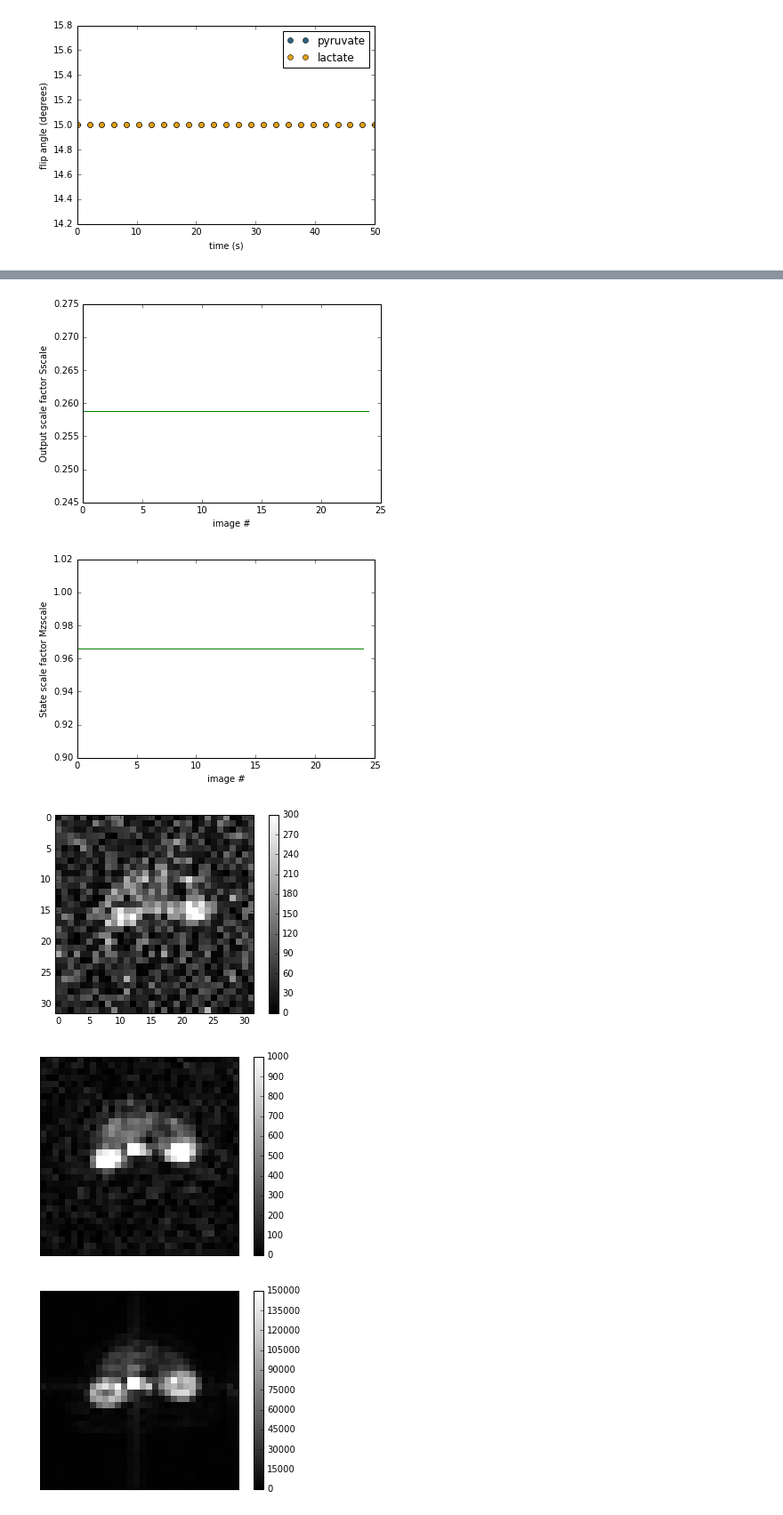
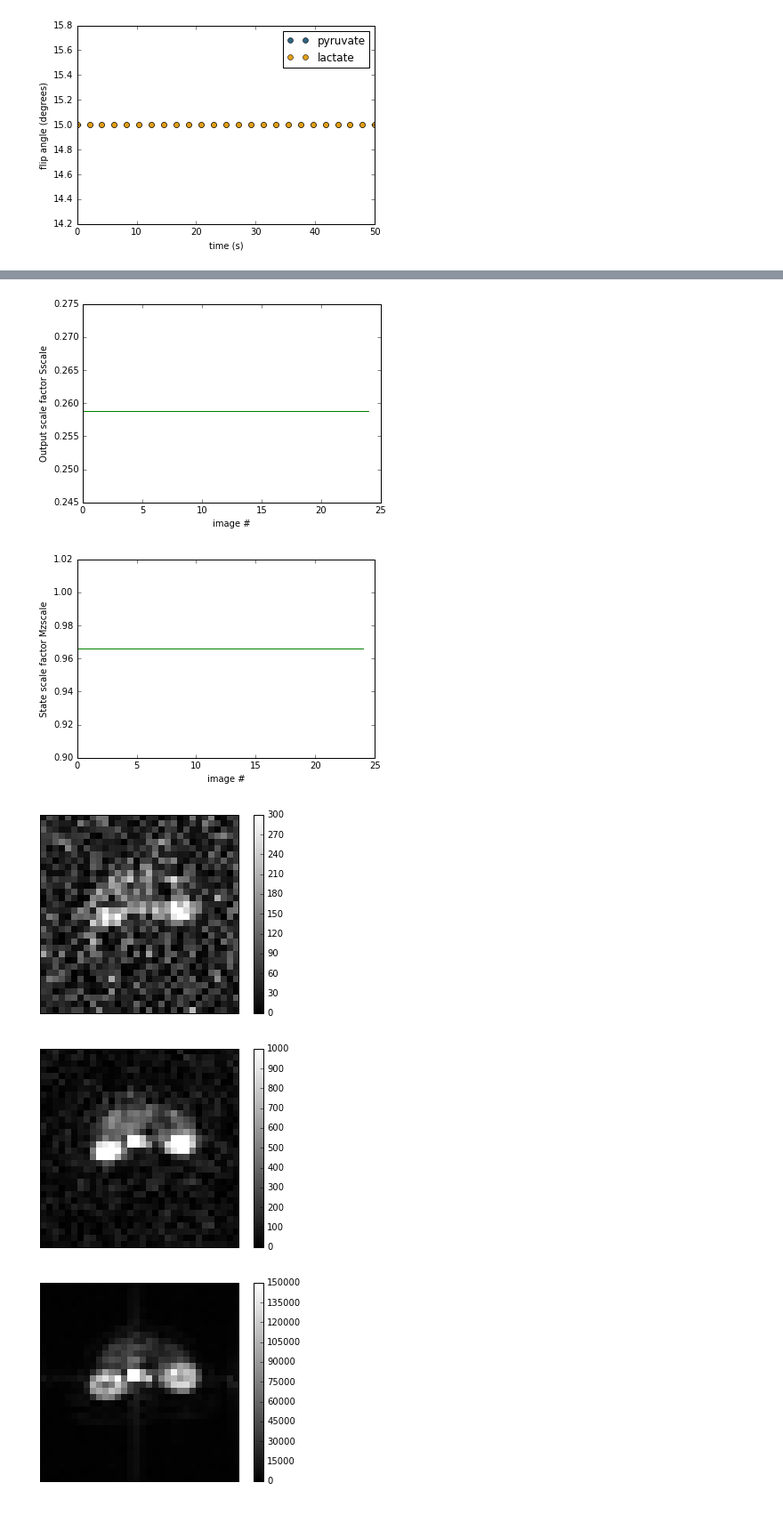
Before and after one commit to maidens/Constrained-Kinetics, a Jupyter notebook: kidney_experiment/kidney_experiment.ipynb, the cells around one changed output, grey strips where cells are left out. Shown at 89% size. Cells and saved outputs as stored; diff of their text form; code cells hidden in the pictures.

Commit message:
Create additional figures for rat kindey experiments

```diff
--- a/kidney_experiment/kidney_experiment.ipynb
+++ b/kidney_experiment/kidney_experiment.ipynb
@@ -116,12 +116,12 @@ plt.show()
 # Mzscale = numpy.diag([numpy.cos(7*numpy.pi/180), numpy.cos(35*numpy.pi/180)]).dot(numpy.ones((2, N)))
 
 # plot time series from a particular voxel
-plt.plot(dt*numpy.linspace(0, N, N), data[16, 10, :, 0], '-', linewidth=2, color=berkeley_blue)
-plt.plot(dt*numpy.linspace(0, N, N), data[16, 10, :, 1], '-', linewidth=2, color=berkeley_gold)
-plt.legend(('Pyruvate', 'Lactate'), loc='upper left')
+plt.plot(dt*numpy.linspace(0, N, N), data[16, 21, :, 0], '-', linewidth=2, color=berkeley_blue)
+plt.plot(dt*numpy.linspace(0, N, N), data[16, 21, :, 1], '-', linewidth=2, color=berkeley_gold)
+plt.legend(('Pyruvate', 'Lactate'), loc='upper right')
 plt.xlabel('time (s)')
 plt.ylabel('signal (au)')
-plt.savefig('simulated_data_time_series.png', bbox_inches='tight')
+plt.savefig('kidney_data_time_series.png', bbox_inches='tight')
 plt.show()
 # print("kTRANS =", kTRANS_true[3, 3, 8], "kPL =", kPL_true[3, 3, 8])
 
@@ -162,16 +162,16 @@ plt.show()
 # plt.show()
 
 plt.imshow(data[:, :, -1, 1], cmap="gray", vmin=0, vmax=3e2, interpolation="nearest")
-#plt.xticks([])
-#plt.yticks([])
+plt.xticks([])
+plt.yticks([])
 plt.colorbar()
-plt.savefig('simulated_data_pyruvate_slice.png', bbox_inches='tight')
+plt.savefig('kidney_data_lactate_slice.png', bbox_inches='tight')
 plt.show()
 
 plt.imshow(data[:, :, -1, 0], cmap="gray", vmin=0, vmax=1e3, interpolation="nearest")
 plt.xticks([])
 plt.yticks([])
 plt.colorbar()
-plt.savefig('simulated_data_lactate_slice.png', bbox_inches='tight')
+plt.savefig('kidney_data_pyruvate_slice.png', bbox_inches='tight')
 plt.show()
 # %% [output]
@@ -179,6 +179,6 @@ plt.show()
 [figure]
 [figure]
-[figure, old version]
+[figure, new version]
 [figure]
 # %%
 # result of temporal averaging (Area under the curve)
```
Also changed, not shown: parts of 4 cells of this notebook, 1 other file.
